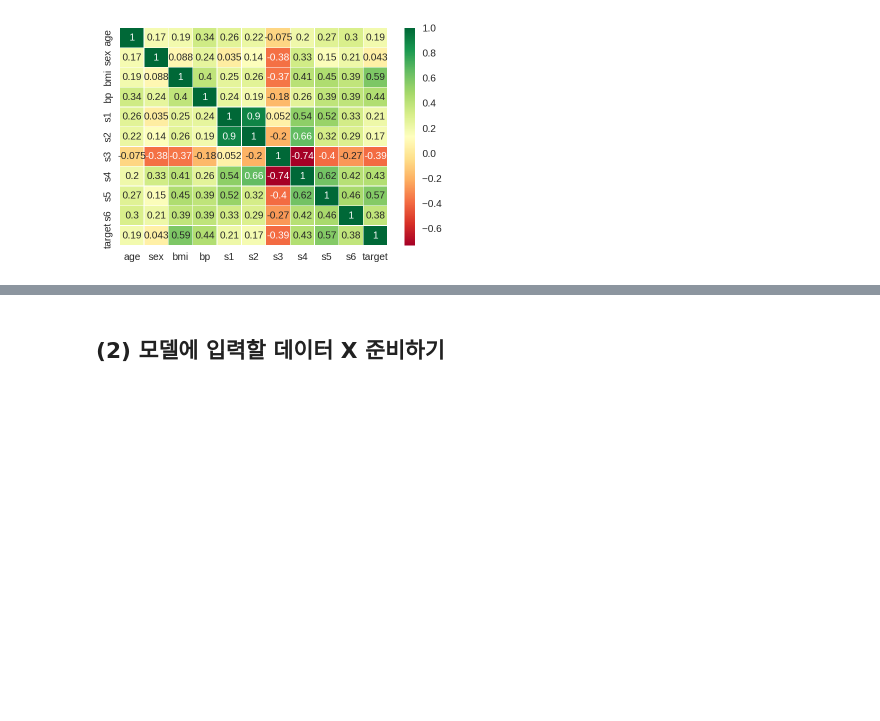
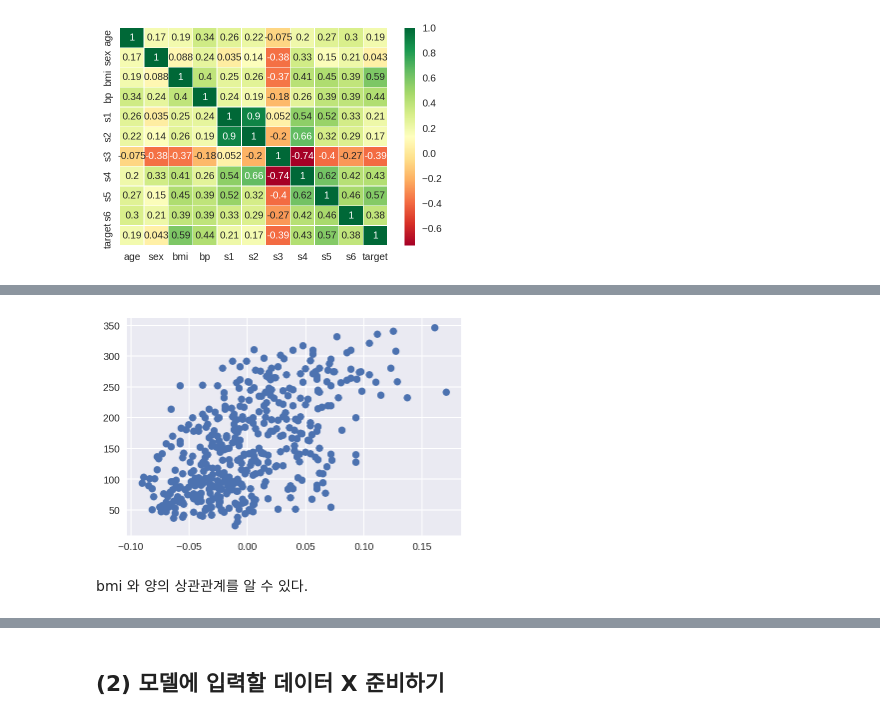
Before and after one commit to itchyfeet-patient/Beautiful-Exploration, a Jupyter notebook: Exploration_2.ipynb, the cells around one changed output, grey strips where cells are left out. Saved outputs shown, nothing was run; the diff lists cells and outputs as text; code cells hidden in the pictures; blank space fills up the shorter version.

```diff
--- a/Exploration_2.ipynb
+++ b/Exploration_2.ipynb
@@ -153,0 +164,7 @@ sns.heatmap(df_d.corr(), annot=True, cmap='RdYlGn', linewidths=0.2)
+# %%
+plt.scatter(df_d['bmi'], df_d['target'])
+plt.show()
+# %% [output]
+[figure, added]
+# %% [markdown]
+bmi 와 양의 상관관계를 알 수 있다.
```
Also changed, not shown: parts of 43 cells of this notebook.
